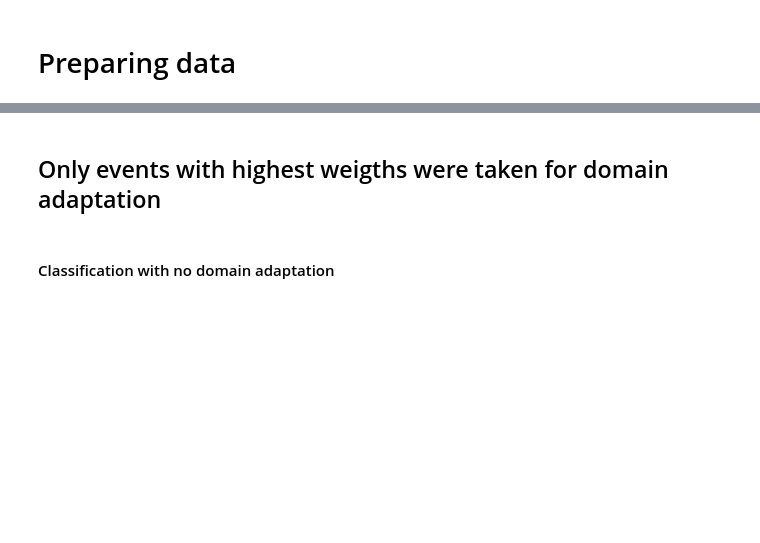
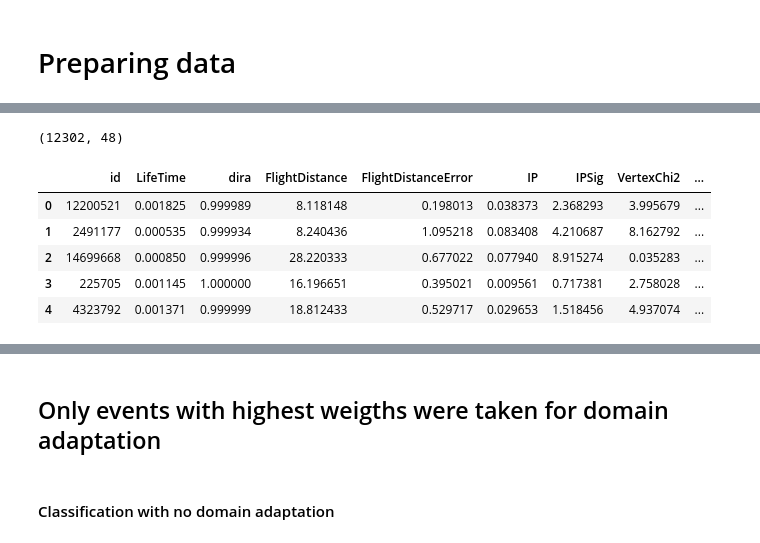
Before and after one commit to HolyBayes/Cross-domain-adaptation-on-HEP-HSE-course-work-, a Jupyter notebook: notebooks/DANN_HEP_TF.ipynb, the cells around one changed output, grey strips where cells are left out. Cells and saved outputs as stored; diff of their text form; code cells hidden in the pictures; blank space fills up the shorter version.

```diff
--- a/notebooks/DANN_HEP_TF.ipynb
+++ b/notebooks/DANN_HEP_TF.ipynb
@@ -42,0 +60,12 @@ label_prediction.head()
+# %%
+public_dataset = pd.merge(test, pd.read_csv('../datasets/public_eval.csv'), on='id').drop_duplicates()
+print public_dataset.shape
+public_dataset.head()
+# %% [output]
+(12302, 48)
+|  | id | LifeTime | dira | FlightDistance | FlightDistanceError | IP | IPSig | VertexChi2 | ... |
+| 0 | 12200521 | 0.001825 | 0.999989 | 8.118148 | 0.198013 | 0.038373 | 2.368293 | 3.995679 | ... |
+| 1 | 2491177 | 0.000535 | 0.999934 | 8.240436 | 1.095218 | 0.083408 | 4.210687 | 8.162792 | ... |
+| 2 | 14699668 | 0.000850 | 0.999996 | 28.220333 | 0.677022 | 0.077940 | 8.915274 | 0.035283 | ... |
+| 3 | 225705 | 0.001145 | 1.000000 | 16.196651 | 0.395021 | 0.009561 | 0.717381 | 2.758028 | ... |
+| 4 | 4323792 | 0.001371 | 0.999999 | 18.812433 | 0.529717 | 0.029653 | 1.518456 | 4.937074 | ... |
```
Also changed, not shown: parts of 21 cells of this notebook, 3 other files.
